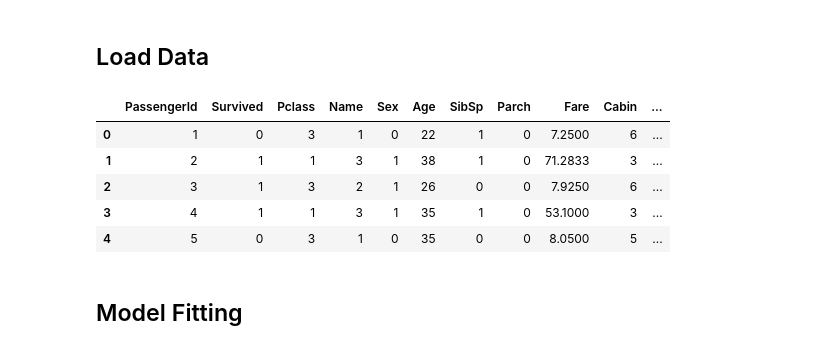
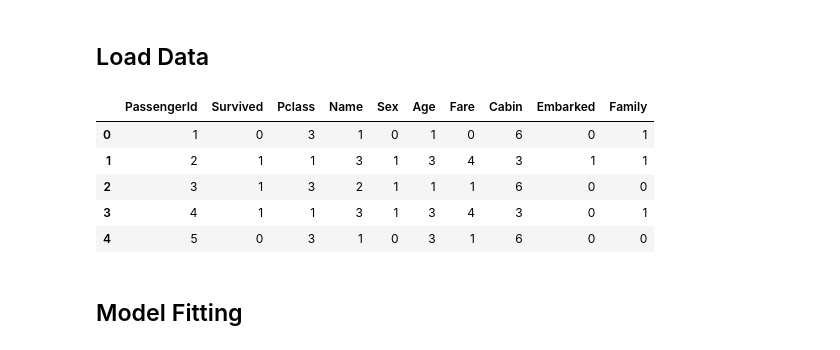
Before and after one commit to minyeamer/titanic, a Jupyter notebook: ml/models.ipynb, the cells around one changed output. Cells and saved outputs as stored; diff of their text form; code cells hidden in the pictures.

```diff
--- a/ml/models.ipynb
+++ b/ml/models.ipynb
@@ -17,13 +17,14 @@ warnings.filterwarnings("ignore")
 # %%
 data_df = pd.read_csv('titanic_data.csv')
 pipe = joblib.load(f'titanic_pipe.pkl')
+pipe.fit(data_df)
 
 data_df.head()
 # %% [output]
-|  | PassengerId | Survived | Pclass | Name | Sex | Age | SibSp | Parch | Fare | Cabin | ... |
-| 0 | 1 | 0 | 3 | 1 | 0 | 22 | 1 | 0 | 7.2500 | 6 | ... |
-| 1 | 2 | 1 | 1 | 3 | 1 | 38 | 1 | 0 | 71.2833 | 3 | ... |
-| 2 | 3 | 1 | 3 | 2 | 1 | 26 | 0 | 0 | 7.9250 | 6 | ... |
-| 3 | 4 | 1 | 1 | 3 | 1 | 35 | 1 | 0 | 53.1000 | 3 | ... |
-| 4 | 5 | 0 | 3 | 1 | 0 | 35 | 0 | 0 | 8.0500 | 5 | ... |
+|  | PassengerId | Survived | Pclass | Name | Sex | Age | Fare | Cabin | Embarked | Family |
+| 0 | 1 | 0 | 3 | 1 | 0 | 1 | 0 | 6 | 0 | 1 |
+| 1 | 2 | 1 | 1 | 3 | 1 | 3 | 4 | 3 | 1 | 1 |
+| 2 | 3 | 1 | 3 | 2 | 1 | 1 | 1 | 6 | 0 | 0 |
+| 3 | 4 | 1 | 1 | 3 | 1 | 3 | 4 | 3 | 0 | 1 |
+| 4 | 5 | 0 | 3 | 1 | 0 | 3 | 1 | 6 | 0 | 0 |
 # %%
```
Also changed, not shown: parts of 19 cells of this notebook, 7 other files.
